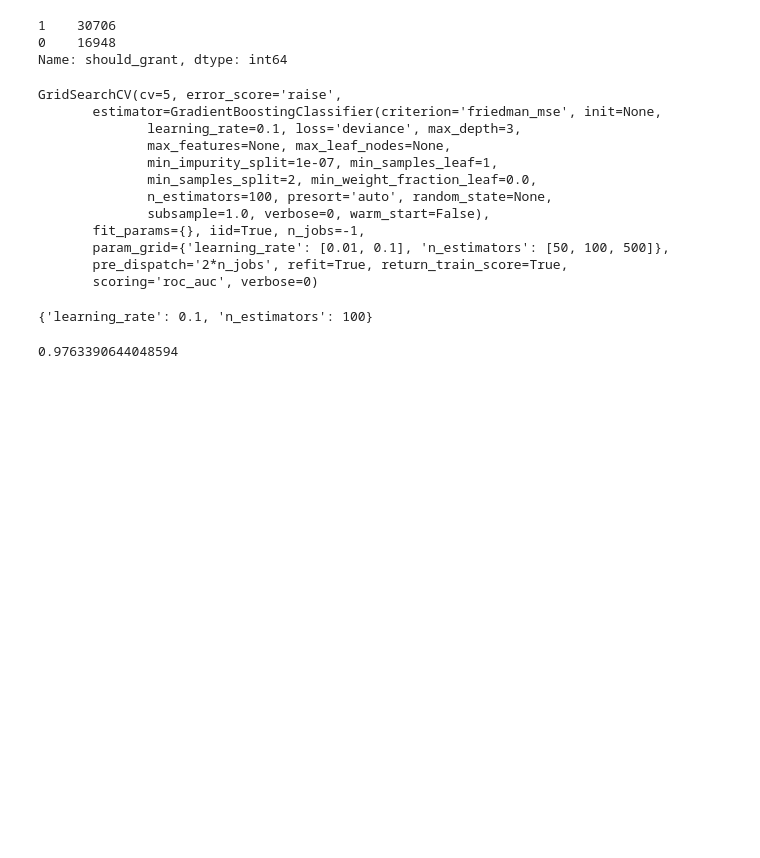
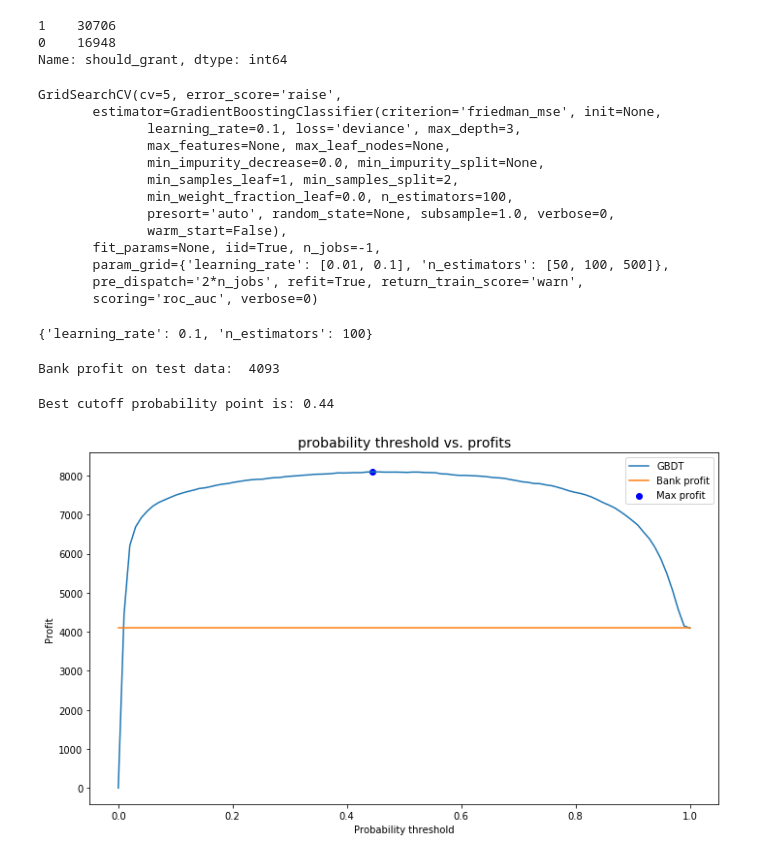
Before and after one commit to fdas3213/data-challenges, a Jupyter notebook: loan granting/loan granting.ipynb, the cells around one changed output. Saved outputs shown, nothing was run; the diff lists cells and outputs as text; code cells hidden in the pictures; blank space fills up the shorter version.

```diff
--- a/loan granting/loan granting.ipynb
+++ b/loan granting/loan granting.ipynb
@@ -269,7 +269,6 @@ from sklearn.ensemble import GradientBoostingClassifier
 from sklearn.model_selection import GridSearchCV
 
 params = {"learning_rate":[0.01,0.1],"n_estimators":[50,100,500]}
-scores = ['neg_log_loss','roc_auc']
 clf = GradientBoostingClassifier()
 
 grid_search = GridSearchCV(clf, params, scoring='roc_auc', cv=5, n_jobs=-1)
@@ -279,19 +278,52 @@ GridSearchCV(cv=5, error_score='raise',
        estimator=GradientBoostingClassifier(criterion='friedman_mse', init=None,
               learning_rate=0.1, loss='deviance', max_depth=3,
               max_features=None, max_leaf_nodes=None,
-              min_impurity_split=1e-07, min_samples_leaf=1,
-              min_samples_split=2, min_weight_fraction_leaf=0.0,
-              n_estimators=100, presort='auto', random_state=None,
-              subsample=1.0, verbose=0, warm_start=False),
-       fit_params={}, iid=True, n_jobs=-1,
+              min_impurity_decrease=0.0, min_impurity_split=None,
+              min_samples_leaf=1, min_samples_split=2,
+              min_weight_fraction_leaf=0.0, n_estimators=100,
+              presort='auto', random_state=None, subsample=1.0, verbose=0,
+              warm_start=False),
+       fit_params=None, iid=True, n_jobs=-1,
        param_grid={'learning_rate': [0.01, 0.1], 'n_estimators': [50, 100, 500]},
-       pre_dispatch='2*n_jobs', refit=True, return_train_score=True,
+       pre_dispatch='2*n_jobs', refit=True, return_train_score='warn',
        scoring='roc_auc', verbose=0)
 # %%
 grid_search.best_params_
 # %% [output]
 {'learning_rate': 0.1, 'n_estimators': 100}
-# %%
-grid_search.best_score_
-# %% [output]
-0.9763390644048594
+# %%
+#profit of bank's method on test_data
+bank_profit = np.sum(y_test.astype('int') * 2 -1)
+print("Bank profit on test data: ", bank_profit)
+# %% [output]
+Bank profit on test data:  4093
+# %%
+def get_profits(y_true, probs, threshold):
+    preds = (probs[:,0] < threshold).astype('int')
+    profit = 0
+    for v1, v2 in zip(preds, y_true.values.astype('int')):
+        if v1 == 1:
+            if v2 == 1:
+                profit += 1
+            else:
+                profit -= 1
+    return profit
+
+thresholds = np.linspace(0,1,100)
+y_pred = grid_search.predict_proba(X_test)
+profits = [get_profits(y_test, y_pred, th) for th in thresholds]
+# %%
+fig,ax = plt.subplots(figsize = (10,6))
+ax.plot(thresholds, profits, label = 'GBDT')
+ax.plot(thresholds, [bank_profit]*len(thresholds), label = 'Bank profit')
+ax.scatter(thresholds[profits.index(max(profits))] ,max(profits), label = 'Max profit', color = "b")
+ax.set_xlabel("Probability threshold")
+ax.set_ylabel("Profit")
+ax.set_title("probability threshold vs. profits",fontsize = 14)
+ax.legend()
+plt.tight_layout()
+
+print("Best cutoff probability point is: {:.2f}".format(thresholds[profits.index(max(profits))]))
+# %% [output]
+Best cutoff probability point is: 0.44
+[figure, added]
```
Also changed, not shown: parts of 11 cells of this notebook.
